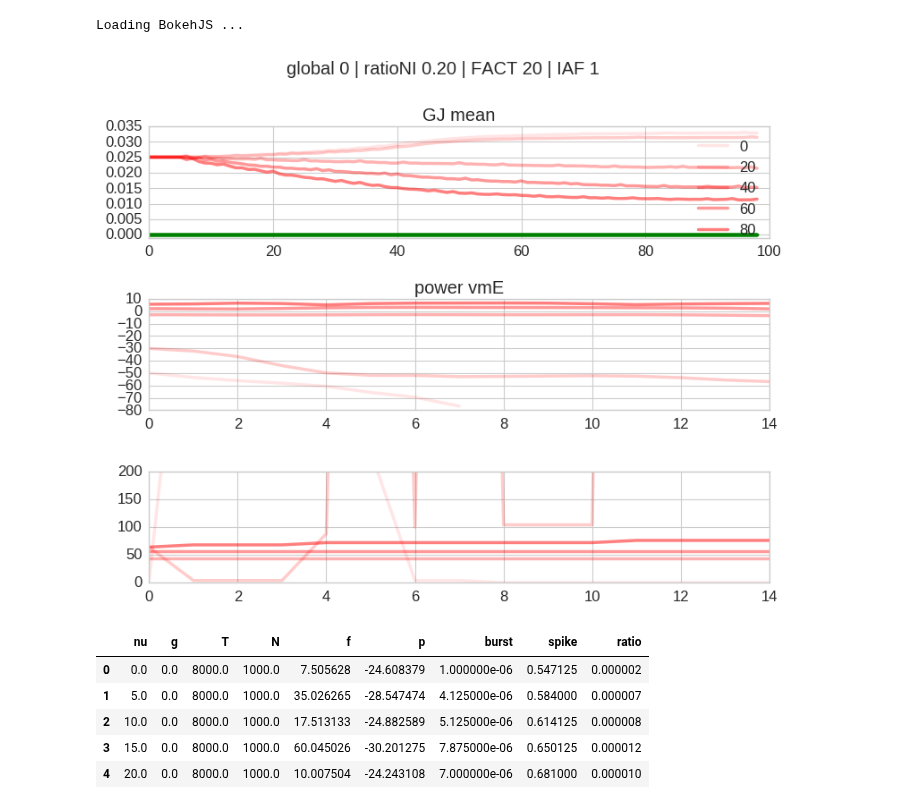
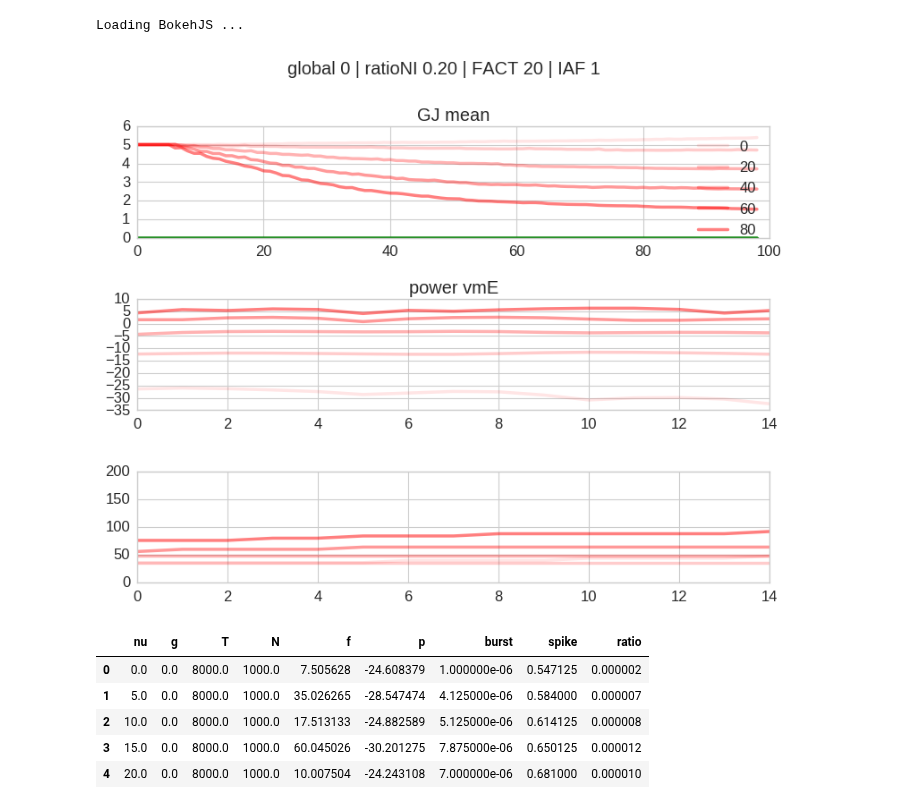
Before and after one commit to gpernelle/cortex, a Jupyter notebook: notebooks/paperSync-figure2.ipynb, the cells around one changed output. Saved outputs shown, nothing was run; the diff lists cells and outputs as text; code cells hidden in the pictures.

```diff
--- a/notebooks/paperSync-figure2.ipynb
+++ b/notebooks/paperSync-figure2.ipynb
@@ -83,8 +83,7 @@ def genPath(path, g,N,T, nu,ratio, WEE, WEI, WIE, WII, FACT, rNI, k, IAF, inE):
 
 
 g = 5
-gR=[]
-ratio = 8
+ratio = 3
 rNI=0.2
 gGap=0
 fast = 0
@@ -112,9 +111,8 @@ for nu in np.arange(0,100,20):
         filepath = genPath(path, g,N,T, nu,ratio, WEE, WEI, WIE, WII, FACT, rNI, kmult, IAF, inE)
         try:
             a = np.load(filepath)
-            ax.plot(a['gamma'][:-2], c=c[k],alpha=(nu+20)/200, label=nu)
+            ax.plot(a['gamma'][:-2]*200, c=c[k],alpha=(nu+20)/200, label=nu)
             ax.legend()
-            gR.append(a['gamma'])
         except:
             print('can\'t open %s'%filepath)
     ax.plot(a['gamma'][:-2]*0, c='g')
@@ -127,34 +125,34 @@ ax = plt.subplot(312)
 ax2 = plt.subplot(313)
 nb = 30
 l = 5000
 for nu in np.arange(0,100,20):
     for k,g in enumerate([5]):
         filepath = genPath(path, g,N,T, nu,ratio, WEE, WEI, WIE, WII, FACT, rNI, kmult, IAF, inE)
         try:
             a = np.load(filepath)['vvmE']
 
             L = len(a)
             step = L/nb
             p=[]
             freq=[]
             for i in range(nb-1):
                 s = i*step
                 e = i*step + l
                 if e<L:
                     p.append(fourier(a[s:e])[1])
                     freq.append(fourier(a[s:e])[0])
             ax.plot(p, c=c[k],alpha=(nu+20)/200)
             ax2.plot(freq, c=c[k],alpha=(nu+20)/200)
             ax2.set_ylim([0,200])
         except:
             print('can\'t open %s'%filepath)
     ax.set_title('power vmE')
 
 plt.suptitle('global %d | ratioNI %.2f | FACT %d | IAF %d'%(gGap,rNI,FACT, IAF ),y=1.05)
 plt.tight_layout()
 plt.savefig(DIRECTORY + 'weight_evol-tauv-15_g-%d_N-%d_T-%d_ratio-%.2f_WEE-%d_WEI-%d_WIE-%d_WII-%d_FACT-%d_rNI-%.2f_k-%d_IAF-%d_inE-%d.pdf'%(g,N,T,ratio, WEE, WEI, WIE, WII, FACT, rNI, kmult, IAF, inE), bbox_inches='tight')
 # %% [output]
-[figure, old version]
+[figure, new version]
 # %%
 df = pd.DataFrame(columns=('nu', 'g', 'T', 'N', 'f', 'p', 'burst', 'spike', 'ratio'
                           ) )
```
Also changed, not shown: 6 other files.
